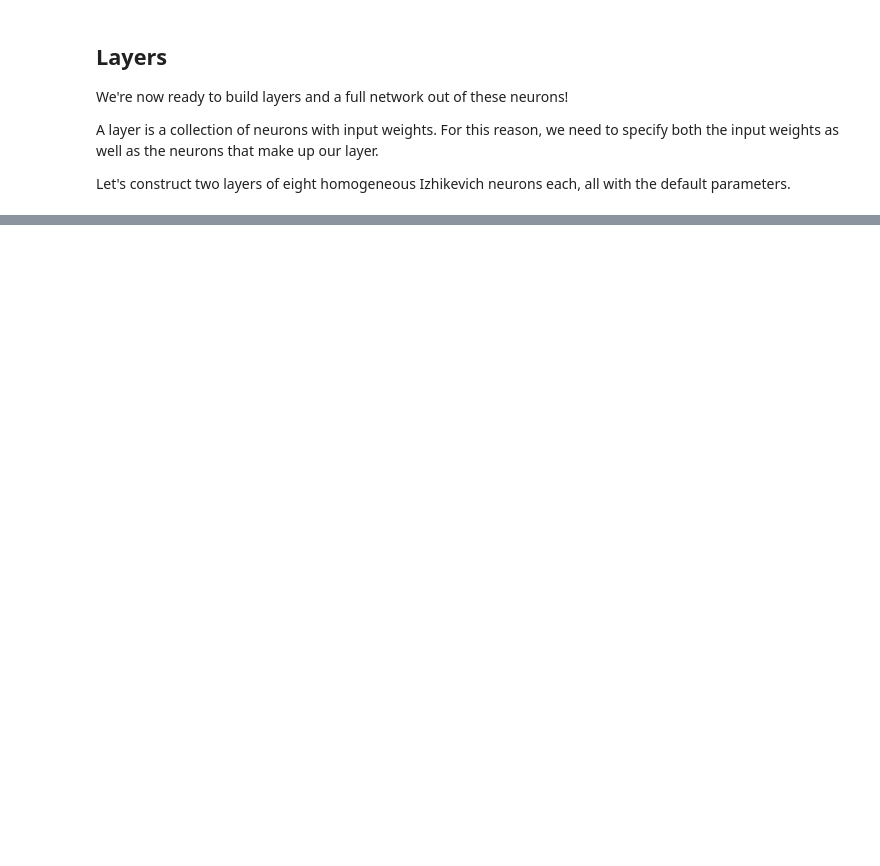
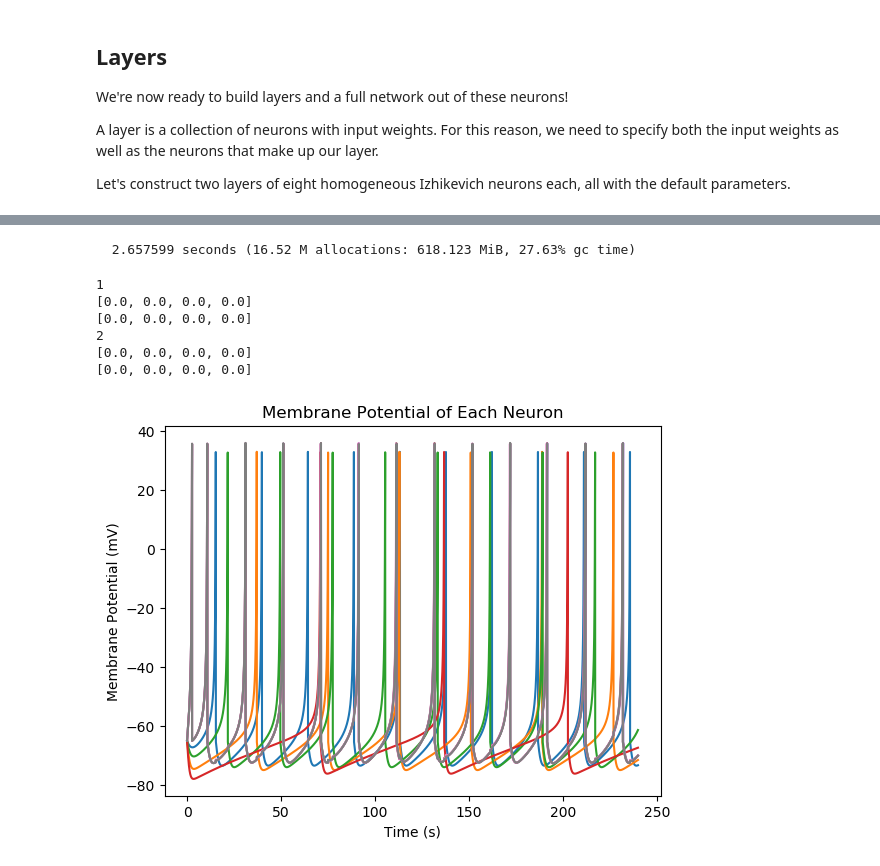
Before and after one commit to leaflabs/WaspNet.jl, a Jupyter notebook: notebooks/nnsim_tour.ipynb, the cells around one changed output, grey strips where cells are left out. Saved outputs shown, nothing was run; the diff lists cells and outputs as text; code cells hidden in the pictures; blank space fills up the shorter version.

```diff
--- a/notebooks/nnsim_tour.ipynb
+++ b/notebooks/nnsim_tour.ipynb
@@ -82,15 +185,35 @@ dt = 0.001
 tf = 240.
 t0 = 0.
 
-reset!(net)
-input(t) = [0., -0.02]
-@time outputs, states = simulate!(net, input, dt, tf, track_flag = true);
+reset!(net) # Resets each layer, which resets the neurons
+input_f(t) = [0., -0.02]
+@time outputs, states = simulate!(net, input_f, dt, tf, track_flag = true);
+# %% [output]
+  2.657599 seconds (16.52 M allocations: 618.123 MiB, 27.63% gc time)
+# %%
+# We can break apart the network to look at what each layer is doing.
+# We use i+1 because the first entry is actually the vector we feed in at the first layer; this is an
+# implementation detail and shouldn't be necessary for typical use.
+for (i,l) in enumerate(net.layers)
+    println(i)
+    println(net.prev_outputs[i+1])
+    println(l.output)
+end
+# %% [output]
+1
+[0.0, 0.0, 0.0, 0.0]
+[0.0, 0.0, 0.0, 0.0]
+2
+[0.0, 0.0, 0.0, 0.0]
+[0.0, 0.0, 0.0, 0.0]
 # %%
 # Plot membrane potentials, skip the recovery variable
-plot(t0:dt:tf, transpose(states[1:2:end,2:end]))
+plot(t0:dt:tf, transpose(states[1:2:end,:]))
 xlabel("Time (s)")
 ylabel("Membrane Potential (mV)")
 title("Membrane Potential of Each Neuron");
+# %% [output]
+[figure, added]
 # %%
 # Spiking event plot for network
 xs = []
```
Also changed, not shown: parts of 29 cells of this notebook.
